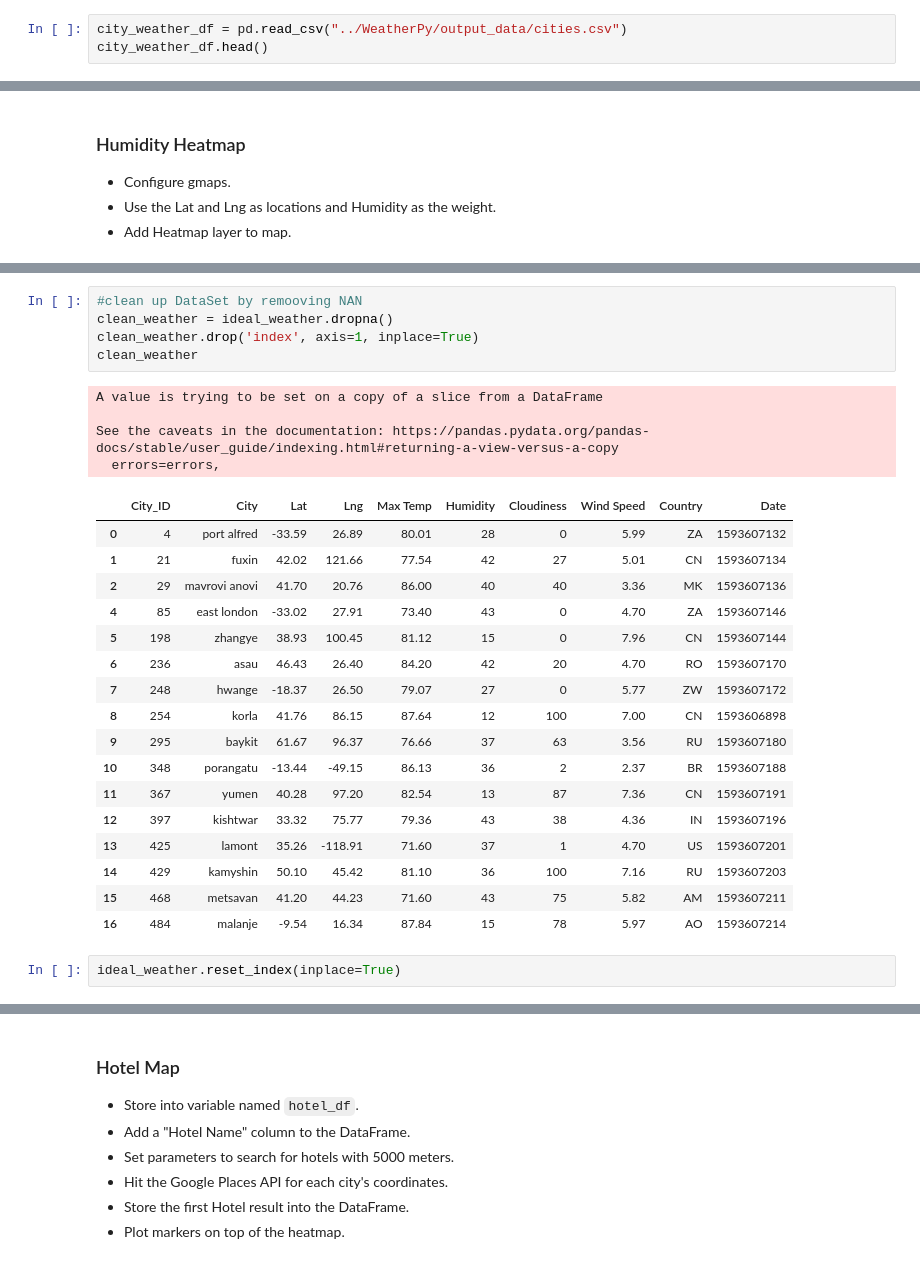
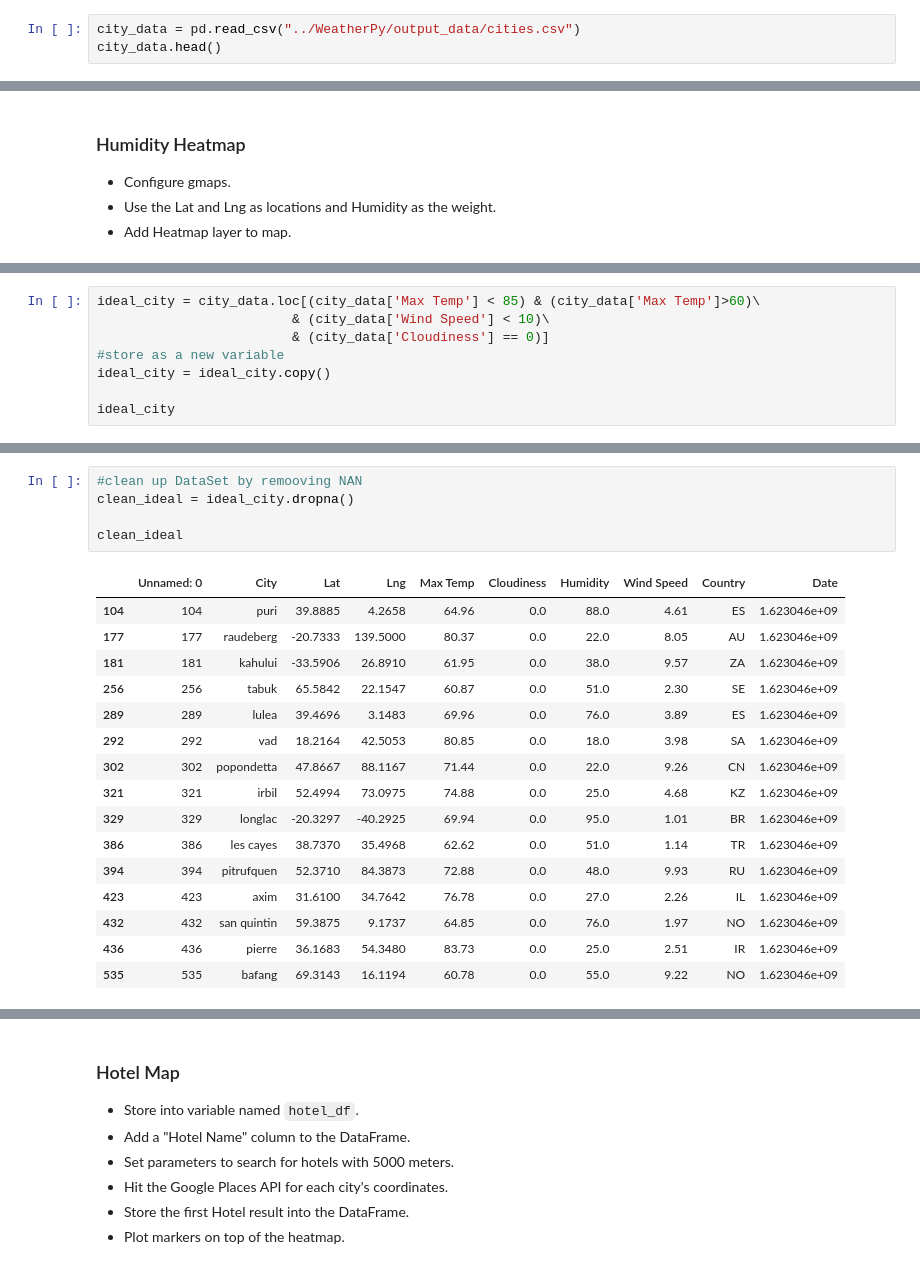
Before and after one commit to Posh007/python-api-challenge, a Jupyter notebook: Vacation.Py/VacationPy.ipynb, the cells around one changed output, grey strips where cells are left out. Drawn from its saved outputs; the diff is of its cells as text.

```diff
--- a/Vacation.Py/VacationPy.ipynb
+++ b/Vacation.Py/VacationPy.ipynb
@@ -19,6 +20,6 @@ from api_keys import g_key
 ### Store Part I results into DataFrame
 * Load the csv exported in Part I to a DataFrame
 # %%
-city_weather_df = pd.read_csv("../WeatherPy/output_data/cities.csv")
-city_weather_df.head()
+city_data = pd.read_csv("../WeatherPy/output_data/cities.csv")
+city_data.head()
 # %% [output]
@@ -92,0 +93,8 @@ new_types_df[max_temp & wind_speed & cloudiness]
+# %%
+ideal_city = city_data.loc[(city_data['Max Temp'] < 85) & (city_data['Max Temp']>60)\
+                         & (city_data['Wind Speed'] < 10)\
+                         & (city_data['Cloudiness'] == 0)]
+#store as a new variable
+ideal_city = ideal_city.copy()
+
+ideal_city
@@ -93,29 +120,22 @@ new_types_df[max_temp & wind_speed & cloudiness]
 # %%
 #clean up DataSet by remooving NAN
-clean_weather = ideal_weather.dropna()
-clean_weather.drop('index', axis=1, inplace=True)
-clean_weather
+clean_ideal = ideal_city.dropna()
+
+clean_ideal
 # %% [output]
-A value is trying to be set on a copy of a slice from a DataFrame
-
-See the caveats in the documentation: https://pandas.pydata.org/pandas-docs/stable/user_guide/indexing.html#returning-a-view-versus-a-copy
-  errors=errors,
-|  | City_ID | City | Lat | Lng | Max Temp | Humidity | Cloudiness | Wind Speed | Country | Date |
-| 0 | 4 | port alfred | -33.59 | 26.89 | 80.01 | 28 | 0 | 5.99 | ZA | 1593607132 |
-| 1 | 21 | fuxin | 42.02 | 121.66 | 77.54 | 42 | 27 | 5.01 | CN | 1593607134 |
-| 2 | 29 | mavrovi anovi | 41.70 | 20.76 | 86.00 | 40 | 40 | 3.36 | MK | 1593607136 |
-| 4 | 85 | east london | -33.02 | 27.91 | 73.40 | 43 | 0 | 4.70 | ZA | 1593607146 |
-| 5 | 198 | zhangye | 38.93 | 100.45 | 81.12 | 15 | 0 | 7.96 | CN | 1593607144 |
-| 6 | 236 | asau | 46.43 | 26.40 | 84.20 | 42 | 20 | 4.70 | RO | 1593607170 |
-| 7 | 248 | hwange | -18.37 | 26.50 | 79.07 | 27 | 0 | 5.77 | ZW | 1593607172 |
-| 8 | 254 | korla | 41.76 | 86.15 | 87.64 | 12 | 100 | 7.00 | CN | 1593606898 |
-| 9 | 295 | baykit | 61.67 | 96.37 | 76.66 | 37 | 63 | 3.56 | RU | 1593607180 |
-| 10 | 348 | porangatu | -13.44 | -49.15 | 86.13 | 36 | 2 | 2.37 | BR | 1593607188 |
-| 11 | 367 | yumen | 40.28 | 97.20 | 82.54 | 13 | 87 | 7.36 | CN | 1593607191 |
-| 12 | 397 | kishtwar | 33.32 | 75.77 | 79.36 | 43 | 38 | 4.36 | IN | 1593607196 |
-| 13 | 425 | lamont | 35.26 | -118.91 | 71.60 | 37 | 1 | 4.70 | US | 1593607201 |
-| 14 | 429 | kamyshin | 50.10 | 45.42 | 81.10 | 36 | 100 | 7.16 | RU | 1593607203 |
-| 15 | 468 | metsavan | 41.20 | 44.23 | 71.60 | 43 | 75 | 5.82 | AM | 1593607211 |
-| 16 | 484 | malanje | -9.54 | 16.34 | 87.84 | 15 | 78 | 5.97 | AO | 1593607214 |
+|  | Unnamed: 0 | City | Lat | Lng | Max Temp | Cloudiness | Humidity | Wind Speed | Country | Date |
+| 104 | 104 | puri | 39.8885 | 4.2658 | 64.96 | 0.0 | 88.0 | 4.61 | ES | 1.623046e+09 |
+| 177 | 177 | raudeberg | -20.7333 | 139.5000 | 80.37 | 0.0 | 22.0 | 8.05 | AU | 1.623046e+09 |
+| 181 | 181 | kahului | -33.5906 | 26.8910 | 61.95 | 0.0 | 38.0 | 9.57 | ZA | 1.623046e+09 |
+| 256 | 256 | tabuk | 65.5842 | 22.1547 | 60.87 | 0.0 | 51.0 | 2.30 | SE | 1.623046e+09 |
+| 289 | 289 | lulea | 39.4696 | 3.1483 | 69.96 | 0.0 | 76.0 | 3.89 | ES | 1.623046e+09 |
+| 292 | 292 | vad | 18.2164 | 42.5053 | 80.85 | 0.0 | 18.0 | 3.98 | SA | 1.623046e+09 |
+| 302 | 302 | popondetta | 47.8667 | 88.1167 | 71.44 | 0.0 | 22.0 | 9.26 | CN | 1.623046e+09 |
+| 321 | 321 | irbil | 52.4994 | 73.0975 | 74.88 | 0.0 | 25.0 | 4.68 | KZ | 1.623046e+09 |
+| 329 | 329 | longlac | -20.3297 | -40.2925 | 69.94 | 0.0 | 95.0 | 1.01 | BR | 1.623046e+09 |
+| 386 | 386 | les cayes | 38.7370 | 35.4968 | 62.62 | 0.0 | 51.0 | 1.14 | TR | 1.623046e+09 |
+| 394 | 394 | pitrufquen | 52.3710 | 84.3873 | 72.88 | 0.0 | 48.0 | 9.93 | RU | 1.623046e+09 |
+| 423 | 423 | axim | 31.6100 | 34.7642 | 76.78 | 0.0 | 27.0 | 2.26 | IL | 1.623046e+09 |
+| 432 | 432 | san quintin | 59.3875 | 9.1737 | 64.85 | 0.0 | 76.0 | 1.97 | NO | 1.623046e+09 |
+| 436 | 436 | pierre | 36.1683 | 54.3480 | 83.73 | 0.0 | 25.0 | 2.51 | IR | 1.623046e+09 |
+| 535 | 535 | bafang | 69.3143 | 16.1194 | 60.78 | 0.0 | 55.0 | 9.22 | NO | 1.623046e+09 |
-# %%
-ideal_weather.reset_index(inplace=True)
```
Also changed, not shown: parts of 26 cells of this notebook, 14 other files.
